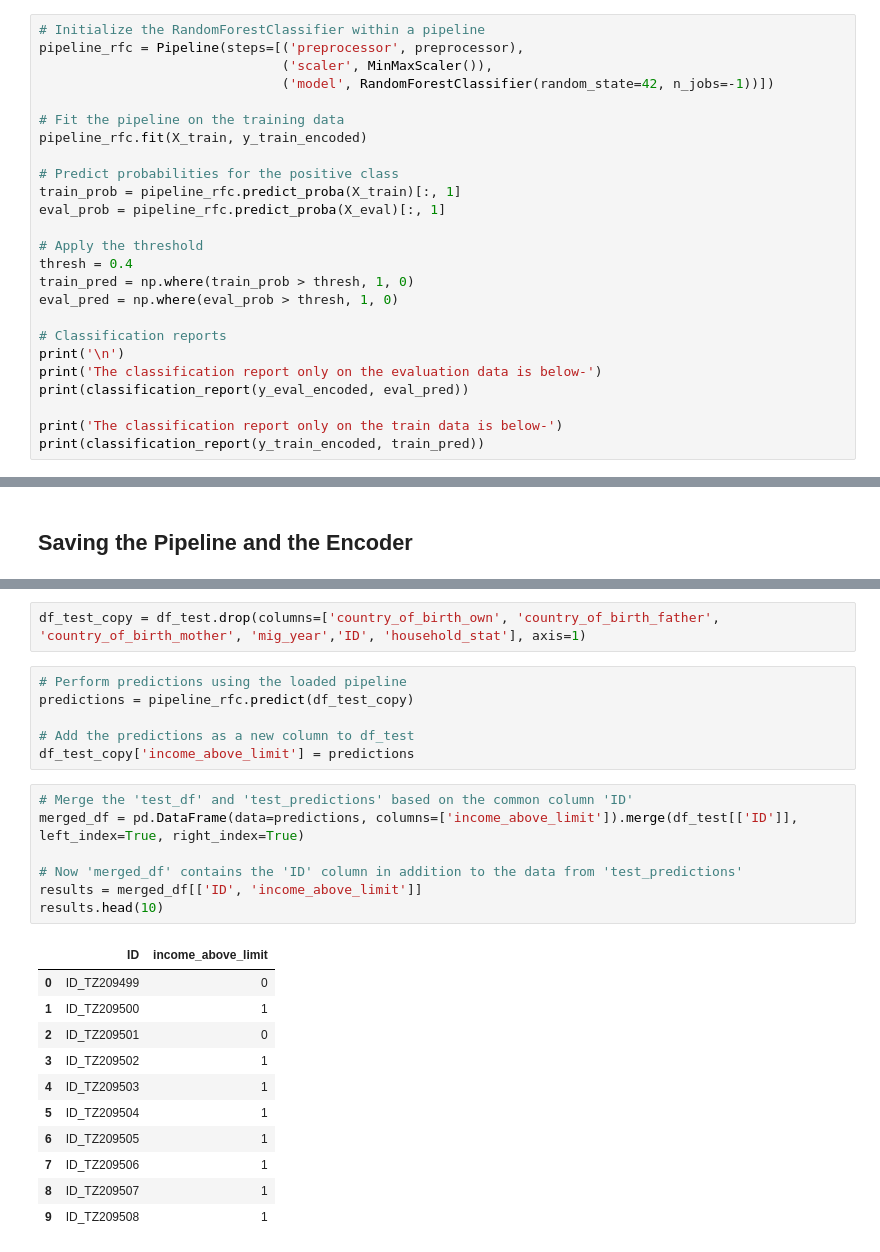
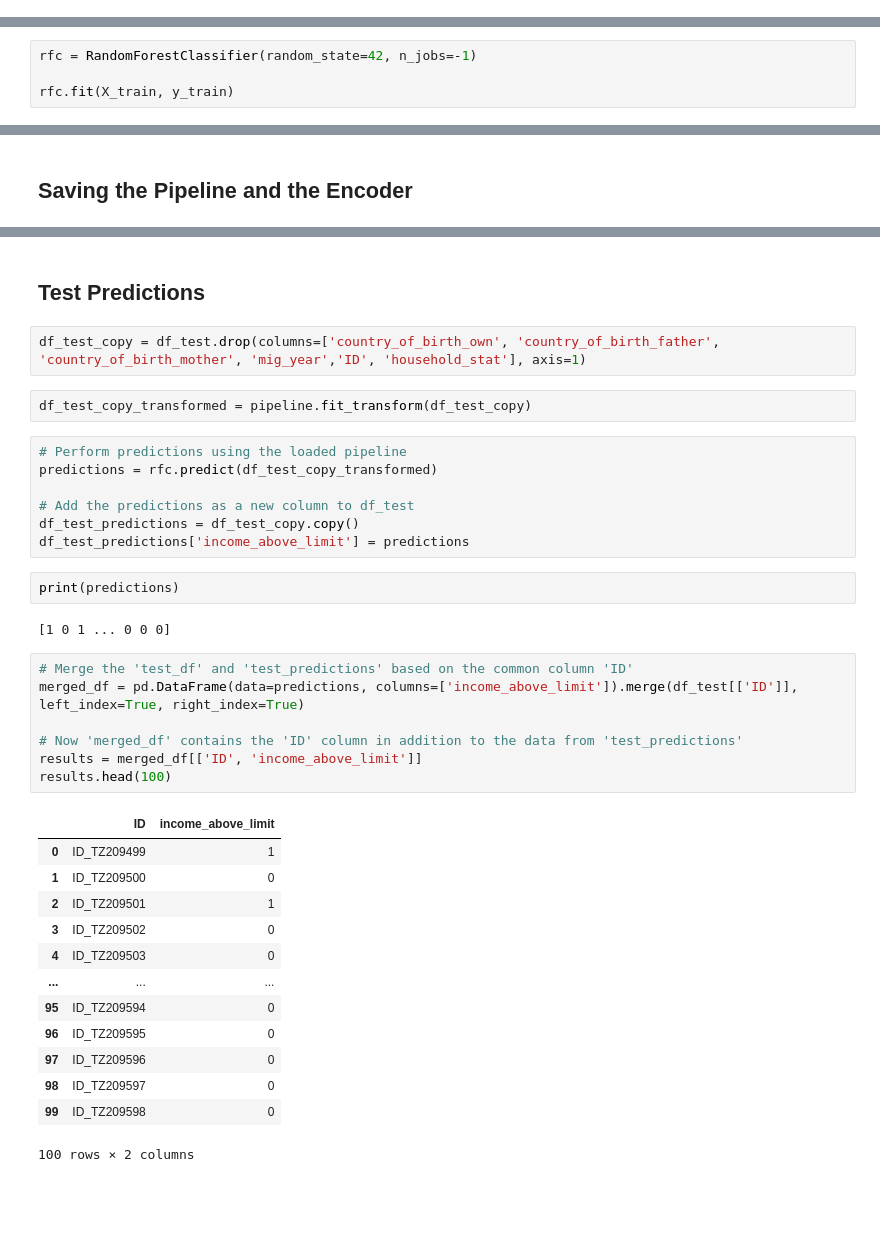
Before and after one commit to Feiiiisal/Income_classification, a Jupyter notebook: Dev/income.ipynb, the cells around one changed output, grey strips where cells are left out. Drawn from its saved outputs; the diff is of its cells as text; blank space fills up the shorter version.

```diff
--- a/Dev/income.ipynb
+++ b/Dev/income.ipynb
@@ -1447,25 +1450,0 @@ for pipeline, param_grid in zip(pipelines, params):
-# %%
-# Initialize the RandomForestClassifier within a pipeline
-pipeline_rfc = Pipeline(steps=[('preprocessor', preprocessor),
-                               ('scaler', MinMaxScaler()),
-                               ('model', RandomForestClassifier(random_state=42, n_jobs=-1))])
-
-# Fit the pipeline on the training data
-pipeline_rfc.fit(X_train, y_train_encoded)
-
-# Predict probabilities for the positive class
-train_prob = pipeline_rfc.predict_proba(X_train)[:, 1]
-eval_prob = pipeline_rfc.predict_proba(X_eval)[:, 1]
-
-# Apply the threshold
-thresh = 0.4
-train_pred = np.where(train_prob > thresh, 1, 0)
-eval_pred = np.where(eval_prob > thresh, 1, 0)
-
-# Classification reports
-print('\n')
-print('The classification report only on the evaluation data is below-')
-print(classification_report(y_eval_encoded, eval_pred))
-
-print('The classification report only on the train data is below-')
-print(classification_report(y_train_encoded, train_pred))
@@ -1491,0 +1451,4 @@ weighted avg       0.93      0.93      0.93    314401
+# %%
+rfc = RandomForestClassifier(random_state=42, n_jobs=-1)
+
+rfc.fit(X_train, y_train)
@@ -1505,29 +1459,40 @@ Test Predictions
+# %% [markdown]
+## Test Predictions
 # %%
 df_test_copy = df_test.drop(columns=['country_of_birth_own', 'country_of_birth_father', 'country_of_birth_mother', 'mig_year','ID', 'household_stat'], axis=1)
+# %%
+df_test_copy_transformed = pipeline.fit_transform(df_test_copy)
 # %%
 # Perform predictions using the loaded pipeline
-predictions = pipeline_rfc.predict(df_test_copy)
+predictions = rfc.predict(df_test_copy_transformed)
 
 # Add the predictions as a new column to df_test
-df_test_copy['income_above_limit'] = predictions
+df_test_predictions = df_test_copy.copy()
+df_test_predictions['income_above_limit'] = predictions
+# %%
+print(predictions)
+# %% [output]
+[1 0 1 ... 0 0 0]
 # %%
 # Merge the 'test_df' and 'test_predictions' based on the common column 'ID'
 merged_df = pd.DataFrame(data=predictions, columns=['income_above_limit']).merge(df_test[['ID']], left_index=True, right_index=True)
 
 # Now 'merged_df' contains the 'ID' column in addition to the data from 'test_predictions'
 results = merged_df[['ID', 'income_above_limit']]
-results.head(10)
+results.head(100)
 # %% [output]
 |  | ID | income_above_limit |
-| 0 | ID_TZ209499 | 0 |
-| 1 | ID_TZ209500 | 1 |
-| 2 | ID_TZ209501 | 0 |
-| 3 | ID_TZ209502 | 1 |
-| 4 | ID_TZ209503 | 1 |
-| 5 | ID_TZ209504 | 1 |
-| 6 | ID_TZ209505 | 1 |
-| 7 | ID_TZ209506 | 1 |
-| 8 | ID_TZ209507 | 1 |
-| 9 | ID_TZ209508 | 1 |
+| 0 | ID_TZ209499 | 1 |
+| 1 | ID_TZ209500 | 0 |
+| 2 | ID_TZ209501 | 1 |
+| 3 | ID_TZ209502 | 0 |
+| 4 | ID_TZ209503 | 0 |
+| ... | ... | ... |
+| 95 | ID_TZ209594 | 0 |
+| 96 | ID_TZ209595 | 0 |
+| 97 | ID_TZ209596 | 0 |
+| 98 | ID_TZ209597 | 0 |
+| 99 | ID_TZ209598 | 0 |
+100 rows × 2 columns
 # %%
 # Save the results dataframe to a csv file.
```
Also changed, not shown: parts of 21 cells of this notebook, 4 other files.
